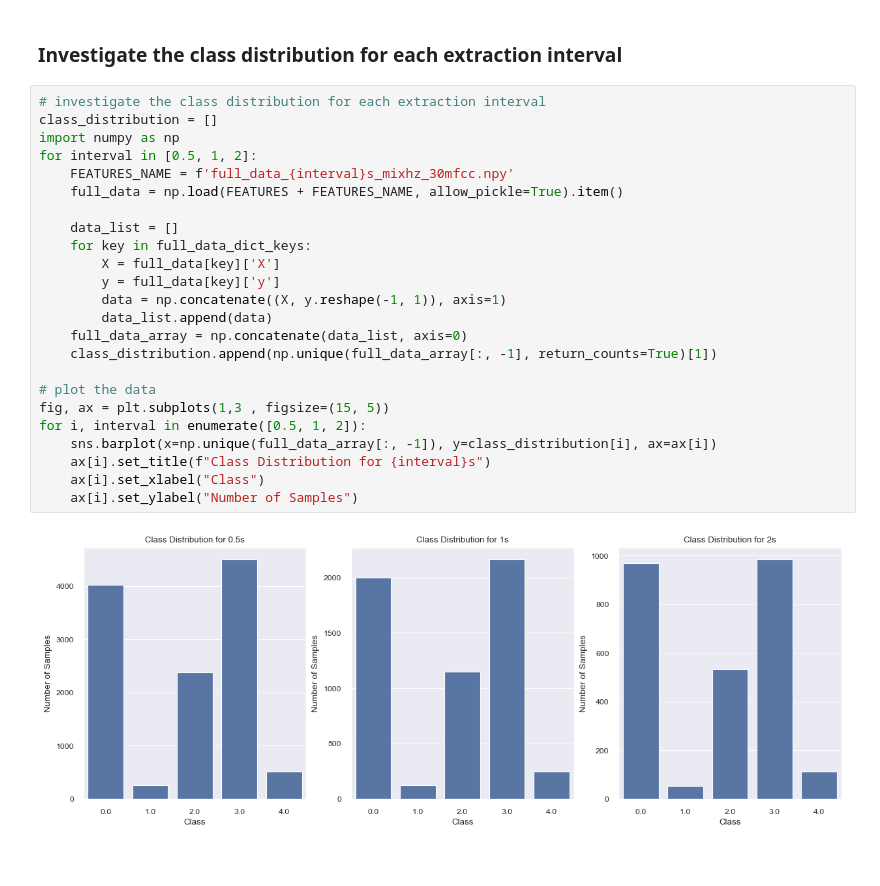
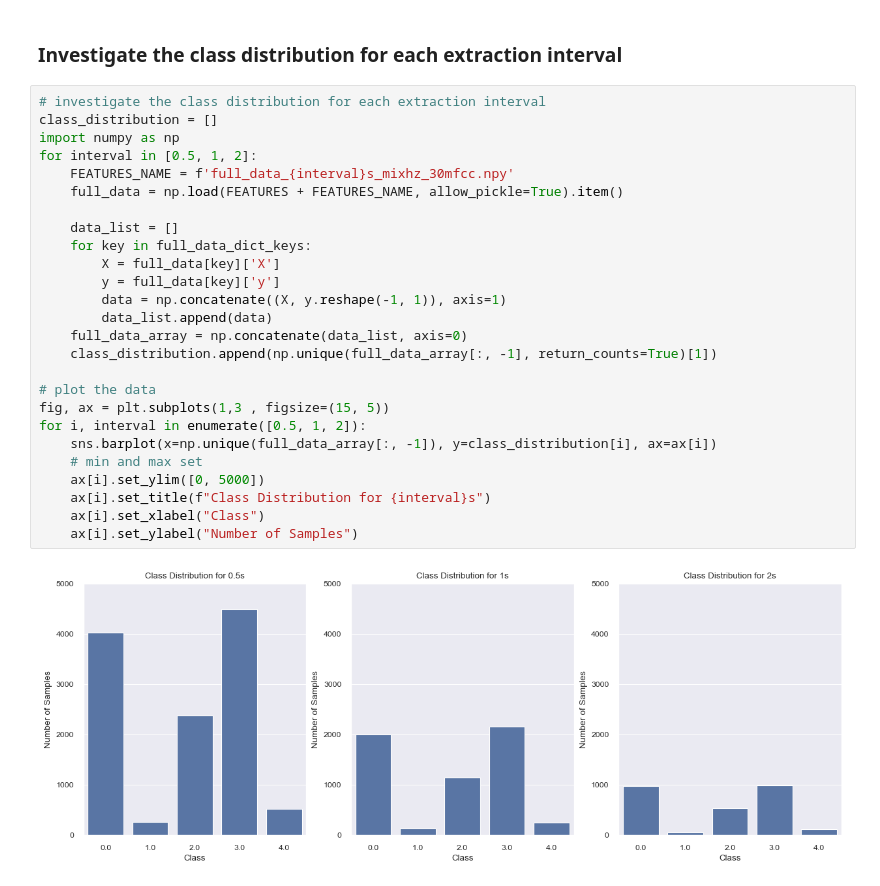
Before and after one commit to DavideLigari01/advanced-biomedical-project, a Jupyter notebook: notebooks/feature_analysis/sample_rate_impact.ipynb, the cells around one changed output. Cells and saved outputs as stored; diff of their text form.

```diff
--- a/notebooks/feature_analysis/sample_rate_impact.ipynb
+++ b/notebooks/feature_analysis/sample_rate_impact.ipynb
@@ -271,26 +271,28 @@ Text(0, 0.5, 'Number of Samples')
 # %%
 # investigate the class distribution for each extraction interval
 class_distribution = []
 import numpy as np
 for interval in [0.5, 1, 2]:
     FEATURES_NAME = f'full_data_{interval}s_mixhz_30mfcc.npy'
     full_data = np.load(FEATURES + FEATURES_NAME, allow_pickle=True).item()
 
     data_list = []
     for key in full_data_dict_keys:
         X = full_data[key]['X']
         y = full_data[key]['y']
         data = np.concatenate((X, y.reshape(-1, 1)), axis=1)
         data_list.append(data)
     full_data_array = np.concatenate(data_list, axis=0)
     class_distribution.append(np.unique(full_data_array[:, -1], return_counts=True)[1])
 
 # plot the data
 fig, ax = plt.subplots(1,3 , figsize=(15, 5))
 for i, interval in enumerate([0.5, 1, 2]):
     sns.barplot(x=np.unique(full_data_array[:, -1]), y=class_distribution[i], ax=ax[i])
+    # min and max set
+    ax[i].set_ylim([0, 5000])
     ax[i].set_title(f"Class Distribution for {interval}s")
     ax[i].set_xlabel("Class")
     ax[i].set_ylabel("Number of Samples")
 # %% [output]
-[figure, old version]
+[figure, new version]
```
